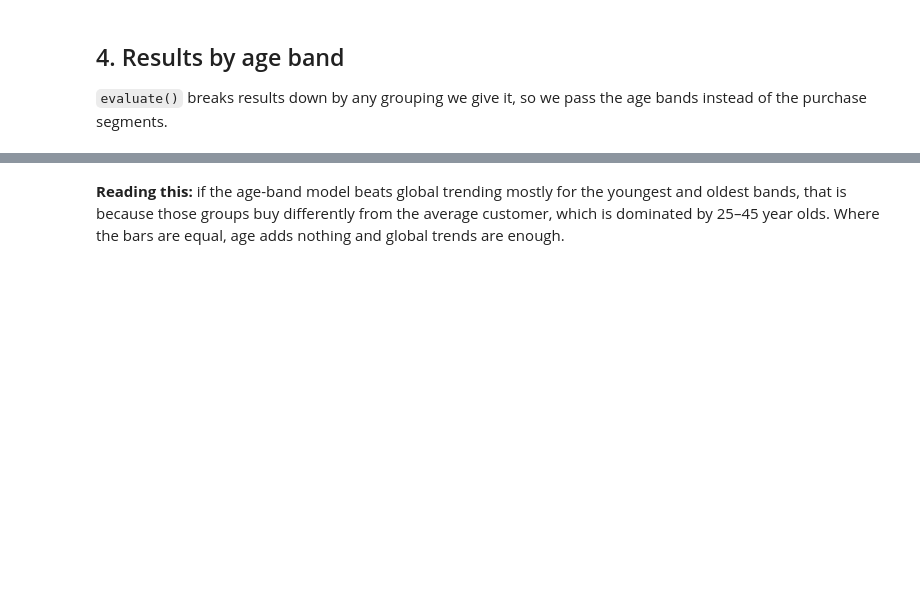
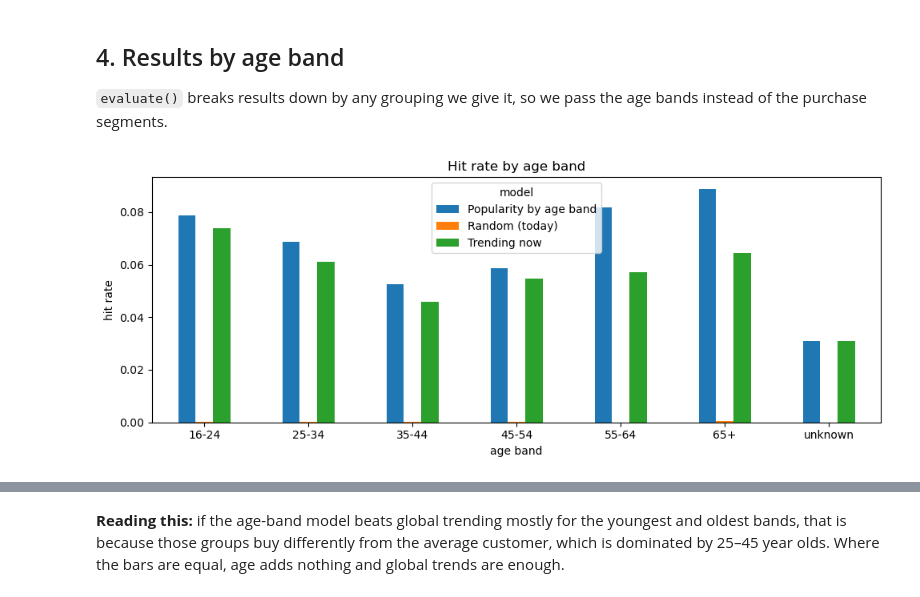
Before and after one commit to jadebeeks/hm-fashion-recommender, a Jupyter notebook: notebooks/02_baselines.ipynb, the cells around one changed output, grey strips where cells are left out. Drawn from its saved outputs; the diff is of its cells as text; code cells hidden in the pictures; blank space fills up the shorter version.

Commit message:
m2: fix notebook for Member 1's evaluate() and add baseline results

```diff
--- a/notebooks/02_baselines.ipynb
+++ b/notebooks/02_baselines.ipynb
@@ -119,7 +136,8 @@ for name, m in models.items():
     m.fit(train, articles, customers)
 
 by_segment = pd.concat(
-    [tidy(evaluate(m, test, segments=segments), name) for name, m in models.items()],
+    [tidy(evaluate(m, test, segments=segments, train=train, articles=articles), name)
+     for name, m in models.items()],
     ignore_index=True,
 )
 by_segment.set_index(["group", "model"]).sort_index()
@@ -153,16 +199,20 @@ summary
 `evaluate()` breaks results down by any grouping we give it, so we pass the age bands instead of the purchase segments.
 # %%
 by_age = pd.concat(
-    [tidy(evaluate(models[n], test, segments=age_bands), n)
+    [tidy(evaluate(models[n], test, customers=customers), n)
      for n in ["Random (today)", "Trending now", "Popularity by age band"]],
     ignore_index=True,
 )
+by_age = by_age[by_age["group"].str.startswith("age:")].copy()
+by_age["group"] = by_age["group"].str.removeprefix("age:").replace({"0-24": "16-24"})
 band_order = [b for b in ["16-24", "25-34", "35-44", "45-54", "55-64", "65+", "unknown"]
               if b in set(by_age["group"])]
 ax = (by_age.pivot(index="group", columns="model", values=HIT)
             .loc[band_order].plot.bar(rot=0, figsize=(10, 4)))
 ax.set_title("Hit rate by age band"); ax.set_xlabel("age band"); ax.set_ylabel("hit rate")
 plt.tight_layout(); plt.savefig(FIG_DIR / "m2_hit_rate_by_age.png", dpi=150); plt.show()
+# %% [output]
+[figure, added]
 # %%
 # What each age band is shown: the top 5 product types per band
 age_model = models["Popularity by age band"]
```
Also changed, not shown: parts of 10 cells of this notebook, 3 other files.
